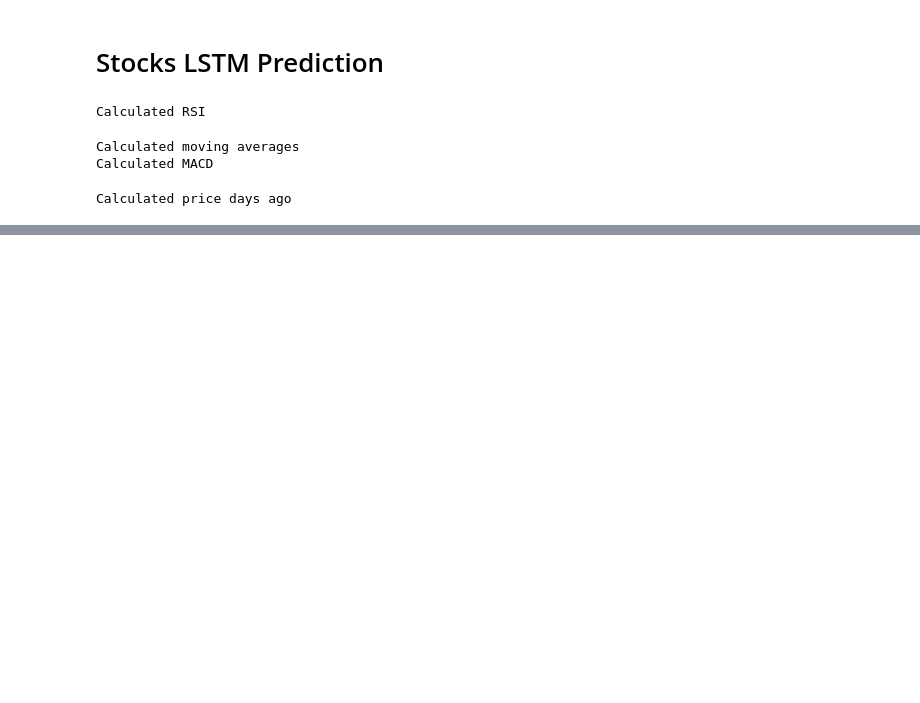
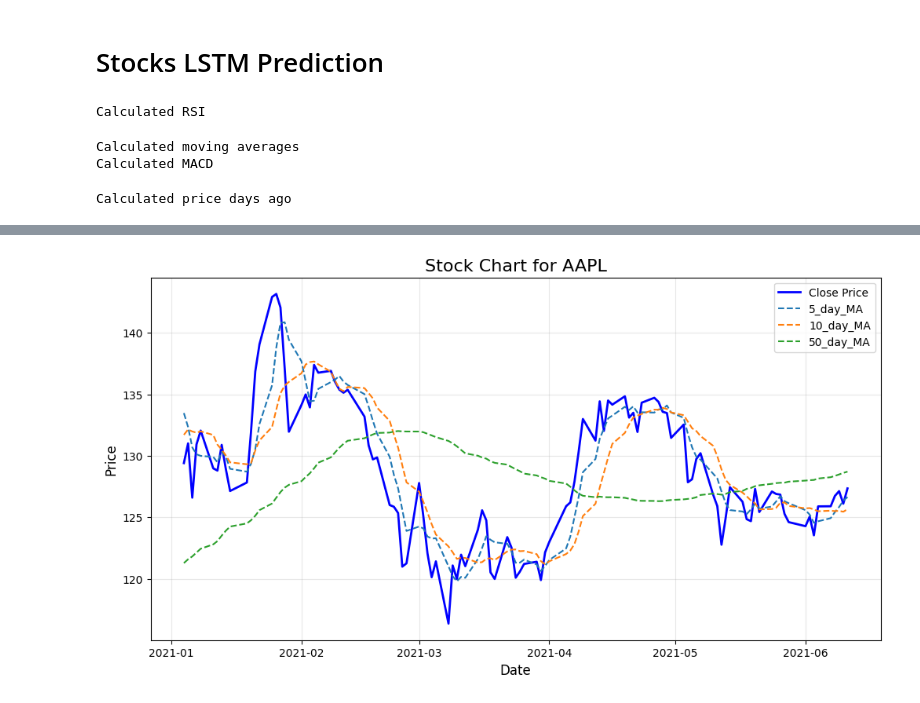
Before and after one commit to thunder913/Deep-Learning, a Jupyter notebook: stocks_deep_learning.ipynb, the cells around one changed output, grey strips where cells are left out. Cells and saved outputs as stored; diff of their text form; code cells hidden in the pictures; blank space fills up the shorter version.

```diff
--- a/stocks_deep_learning.ipynb
+++ b/stocks_deep_learning.ipynb
@@ -250,0 +148,45 @@ calculate_rsi1(df,7)
+# %%
+stock_data_tidy = stock_data_tidy.drop(columns=['open', 'high', 'low', 'close_adjusted'])
+# %%
+def plot_stock_chart(stock_data_tidy, ticker, start_date=None, end_date=None):
+    """
+    Plot a stock chart for a specific ticker.
+
+    Parameters:
+        stock_data_tidy (DataFrame): The DataFrame containing stock data.
+        ticker (str): The ticker to plot.
+        start_date (str): Optional start date (e.g., '2023-01-01').
+        end_date (str): Optional end date (e.g., '2023-12-31').
+    """
+    # Filter data for the specific ticker and date range
+    stock_data_tidy['date'] = pd.to_datetime(stock_data_tidy['date'])
+    filtered_data = stock_data_tidy[stock_data_tidy['ticker'] == ticker]
+
+    if start_date:
+        filtered_data = filtered_data[filtered_data['date'] >= start_date]
+    if end_date:
+        filtered_data = filtered_data[filtered_data['date'] <= end_date]
+
+    # Ensure data is sorted by date
+    filtered_data = filtered_data.sort_values(by='date')
+
+    # Plot the stock chart
+    plt.figure(figsize=(12, 6))
+    plt.plot(filtered_data['date'], filtered_data['close'], label='Close Price', color='blue', linewidth=2)
+
+    # Add moving averages if they exist in the DataFrame
+    for col in ['5_day_MA', '10_day_MA', '50_day_MA']:
+        if col in filtered_data.columns:
+            plt.plot(filtered_data['date'], filtered_data[col], label=col, linestyle='--')
+
+    # Chart settings
+    plt.title(f"Stock Chart for {ticker}", fontsize=16)
+    plt.xlabel("Date", fontsize=12)
+    plt.ylabel("Price", fontsize=12)
+    plt.legend(loc="best", fontsize=10)
+    plt.grid(alpha=0.3)
+    plt.show()
+# %%
+plot_stock_chart(stock_data_tidy, ticker='AAPL', start_date='2021-01-01', end_date='2022-12-31')
+# %% [output]
+[figure, added]
```
Also changed, not shown: parts of 8 cells of this notebook.
